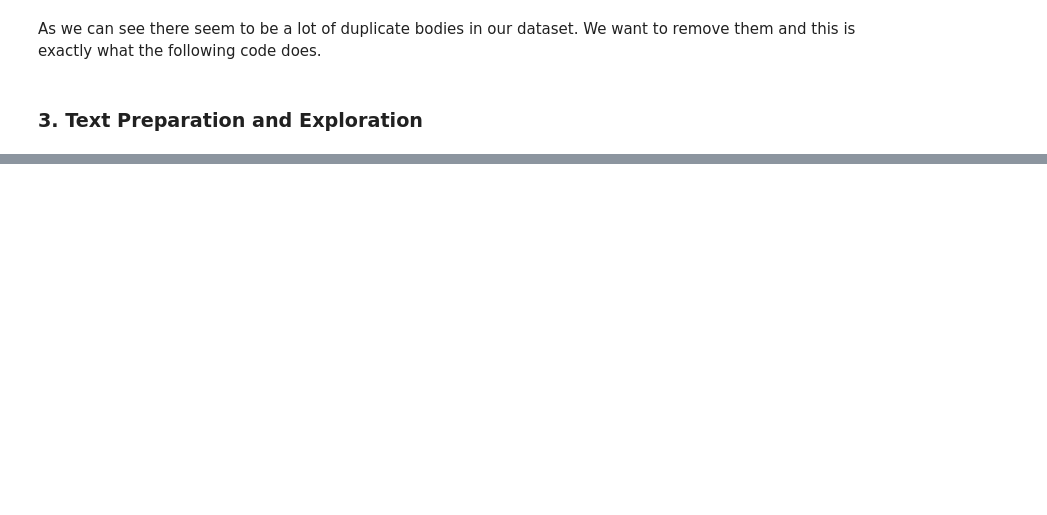
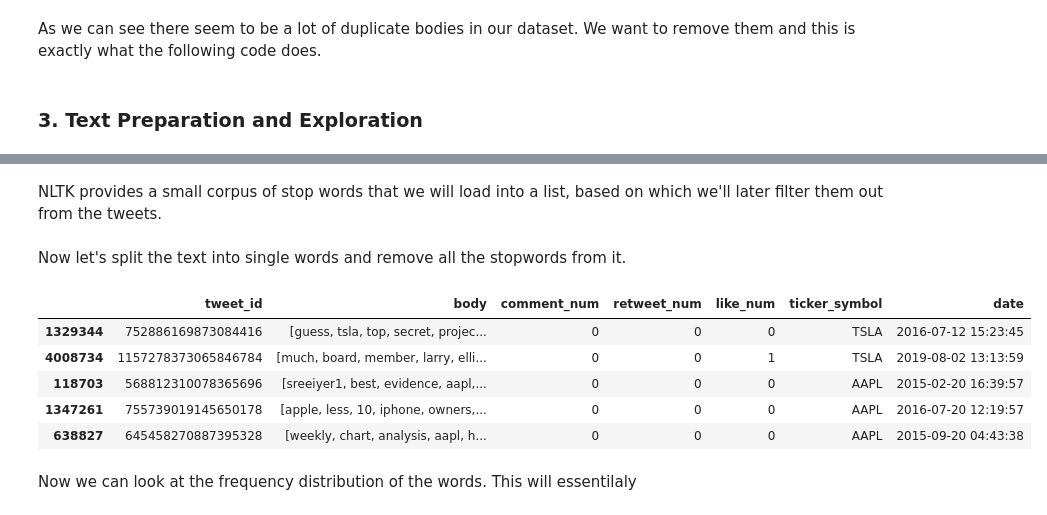
Before and after one commit to Kaloyan-Dimitrov/softuni-data-science-final-project, a Jupyter notebook: Tweets and a company's market value.ipynb, the cells around one changed output, grey strips where cells are left out. Saved outputs shown, nothing was run; the diff lists cells and outputs as text; code cells hidden in the pictures; blank space fills up the shorter version.

Commit message:
Tweets to lowercase, removing stopwords

```diff
--- a/Tweets and a company's market value.ipynb
+++ b/Tweets and a company's market value.ipynb
@@ -191,0 +188,23 @@ Name: body, dtype: int64
+# %%
+tweets.body = tweets.body.str.lower()
+# %% [markdown]
+NLTK provides a small corpus of stop words that we will load into a list, based on which we'll later filter them out from the tweets.
+# %%
+stopwords = nltk.corpus.stopwords.words("english")
+stopwords.append("")
+# %% [markdown]
+Now let's split the text into single words and remove all the stopwords from it.
+# %%
+def string_into_words(str):
+    return [w for w in re.split("\W+", str) if w not in stopwords]
+tweets.body = tweets.body.apply(string_into_words)
+tweets.sample(5)
+# %% [output]
+|  | tweet_id | body | comment_num | retweet_num | like_num | ticker_symbol | date |
+| 1329344 | 752886169873084416 | [guess, tsla, top, secret, projec... | 0 | 0 | 0 | TSLA | 2016-07-12 15:23:45 |
+| 4008734 | 1157278373065846784 | [much, board, member, larry, elli... | 0 | 0 | 1 | TSLA | 2019-08-02 13:13:59 |
+| 118703 | 568812310078365696 | [sreeiyer1, best, evidence, aapl,... | 0 | 0 | 0 | AAPL | 2015-02-20 16:39:57 |
+| 1347261 | 755739019145650178 | [apple, less, 10, iphone, owners,... | 0 | 0 | 0 | AAPL | 2016-07-20 12:19:57 |
+| 638827 | 645458270887395328 | [weekly, chart, analysis, aapl, h... | 0 | 0 | 0 | AAPL | 2015-09-20 04:43:38 |
+# %% [markdown]
+Now we can look at the frequency distribution of the words. This will essentilaly
```
Also changed, not shown: parts of 9 cells of this notebook, 1 other file.
